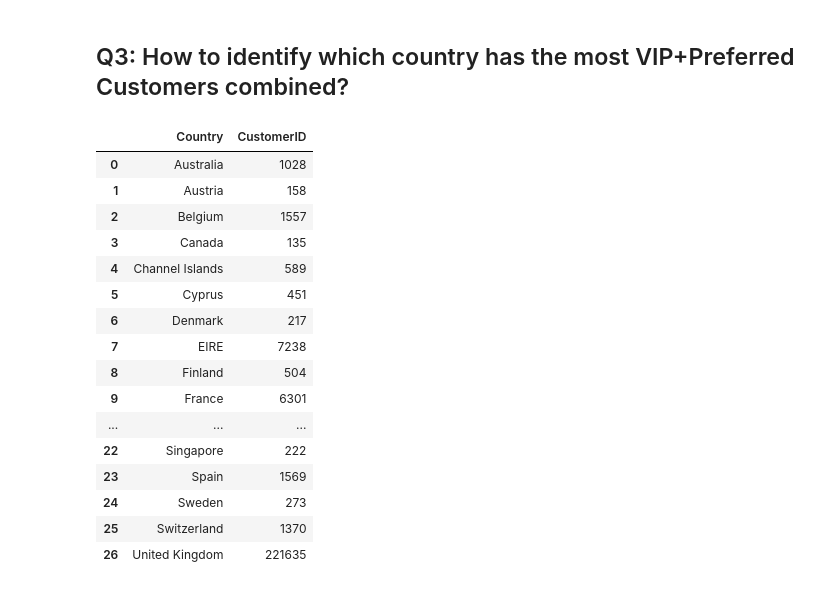
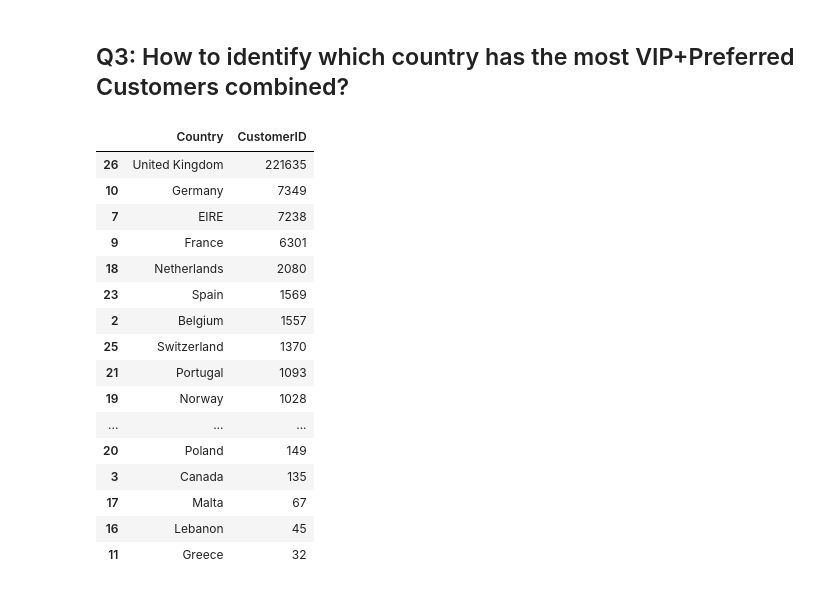
Before and after one commit to david-henriques-ironhack/lab-pandas-calculations, a Jupyter notebook: your-code/main.ipynb, the cells around one changed output. Saved outputs shown, nothing was run; the diff lists cells and outputs as text; code cells hidden in the pictures.

```diff
--- a/your-code/main.ipynb
+++ b/your-code/main.ipynb
@@ -134,22 +134,22 @@ country_vip.sort_values(by="CustomerID", ascending=False) #Uk has the most VIP C
 ## Q3: How to identify which country has the most VIP+Preferred Customers combined?
 # %%
 VipPreferred_countries = orders_df[orders_df["CustomerID"].isin(customers_vip["CustomerID"]) | orders_df["CustomerID"].isin(customers_preferred["CustomerID"])].groupby("Country").agg({"CustomerID":"count"}).reset_index()
-VipPreferred_countries #Australia has the most preferred + vip clients
+VipPreferred_countries.sort_values(by="CustomerID", ascending=False) #Uk again has the most preferred + vip clients
 # %% [output]
 |  | Country | CustomerID |
-| 0 | Australia | 1028 |
-| 1 | Austria | 158 |
+| 26 | United Kingdom | 221635 |
+| 10 | Germany | 7349 |
+| 7 | EIRE | 7238 |
+| 9 | France | 6301 |
+| 18 | Netherlands | 2080 |
+| 23 | Spain | 1569 |
 | 2 | Belgium | 1557 |
+| 25 | Switzerland | 1370 |
+| 21 | Portugal | 1093 |
+| 19 | Norway | 1028 |
+| ... | ... | ... |
+| 20 | Poland | 149 |
 | 3 | Canada | 135 |
-| 4 | Channel Islands | 589 |
-| 5 | Cyprus | 451 |
-| 6 | Denmark | 217 |
-| 7 | EIRE | 7238 |
-| 8 | Finland | 504 |
-| 9 | France | 6301 |
-| ... | ... | ... |
-| 22 | Singapore | 222 |
-| 23 | Spain | 1569 |
-| 24 | Sweden | 273 |
-| 25 | Switzerland | 1370 |
-| 26 | United Kingdom | 221635 |
+| 17 | Malta | 67 |
+| 16 | Lebanon | 45 |
+| 11 | Greece | 32 |
```
